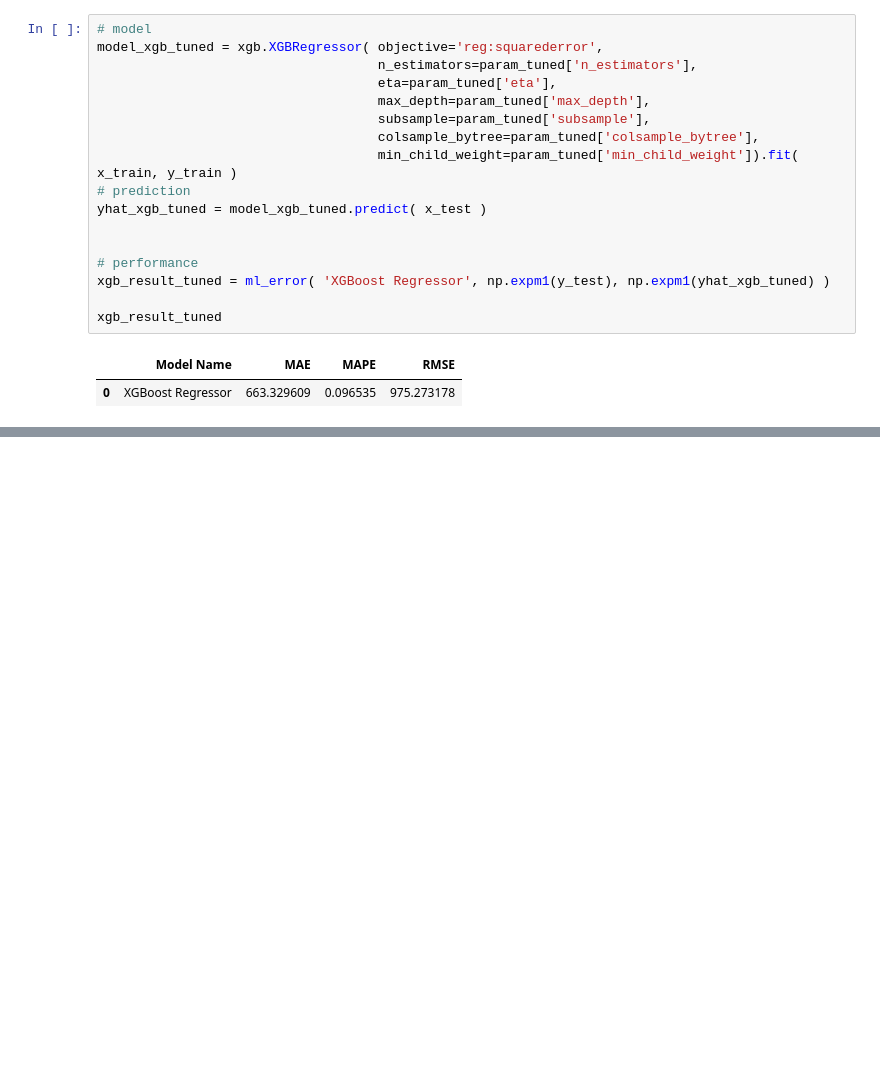
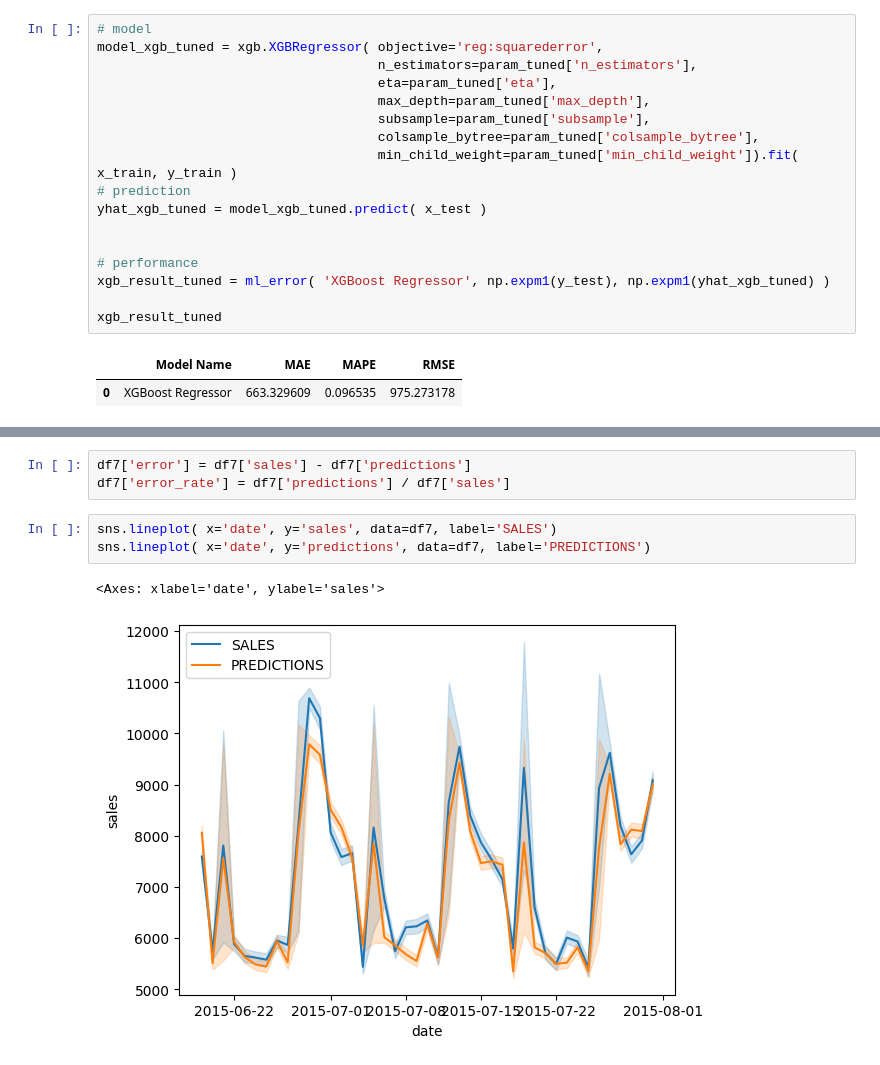
Before and after one commit to felipevalory/previsao_de_vendas, a Jupyter notebook: index.ipynb, the cells around one changed output, grey strips where cells are left out. Saved outputs shown, nothing was run; the diff lists cells and outputs as text; blank space fills up the shorter version.

```diff
--- a/index.ipynb
+++ b/index.ipynb
@@ -1416,0 +1479,9 @@ xgb_result_tuned
+# %%
+df7['error'] = df7['sales'] - df7['predictions']
+df7['error_rate'] = df7['predictions'] / df7['sales']
+# %%
+sns.lineplot( x='date', y='sales', data=df7, label='SALES')
+sns.lineplot( x='date', y='predictions', data=df7, label='PREDICTIONS')
+# %% [output]
+<Axes: xlabel='date', ylabel='sales'>
+[figure, added]
```
Also changed, not shown: parts of 13 cells of this notebook, 1 other file.
